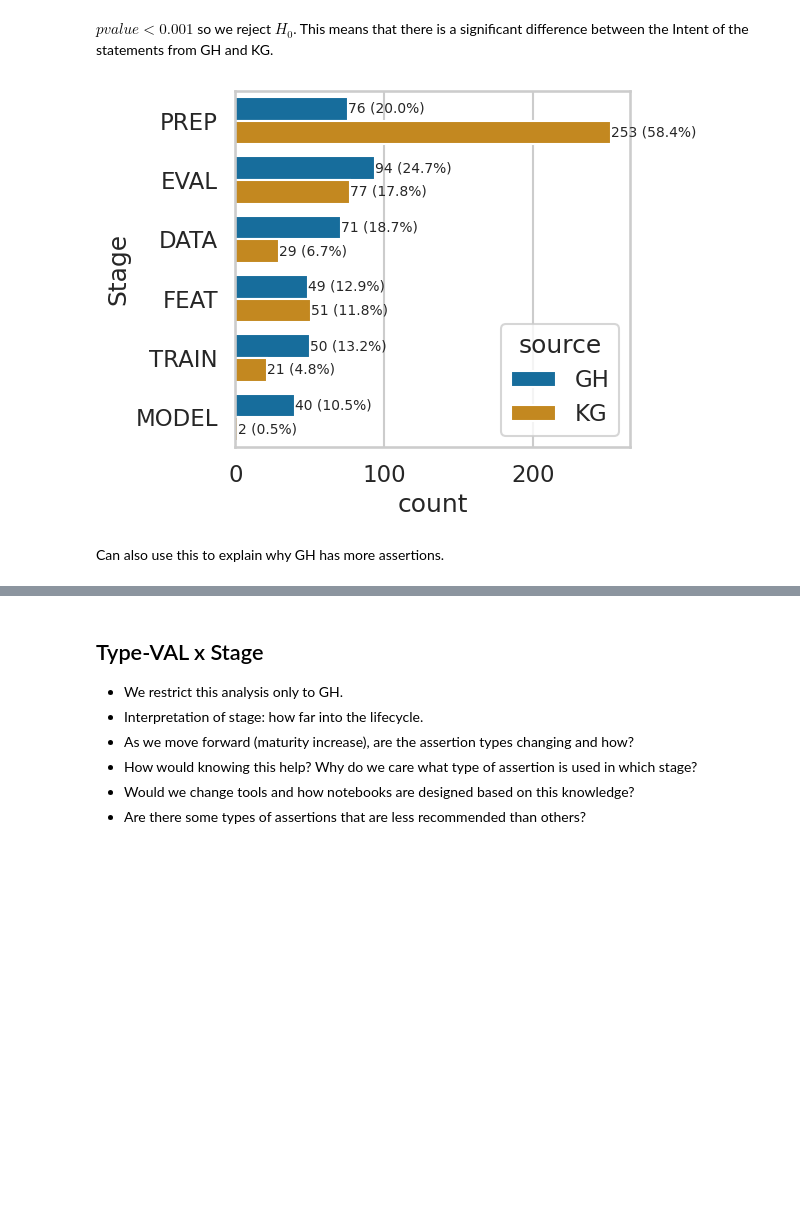
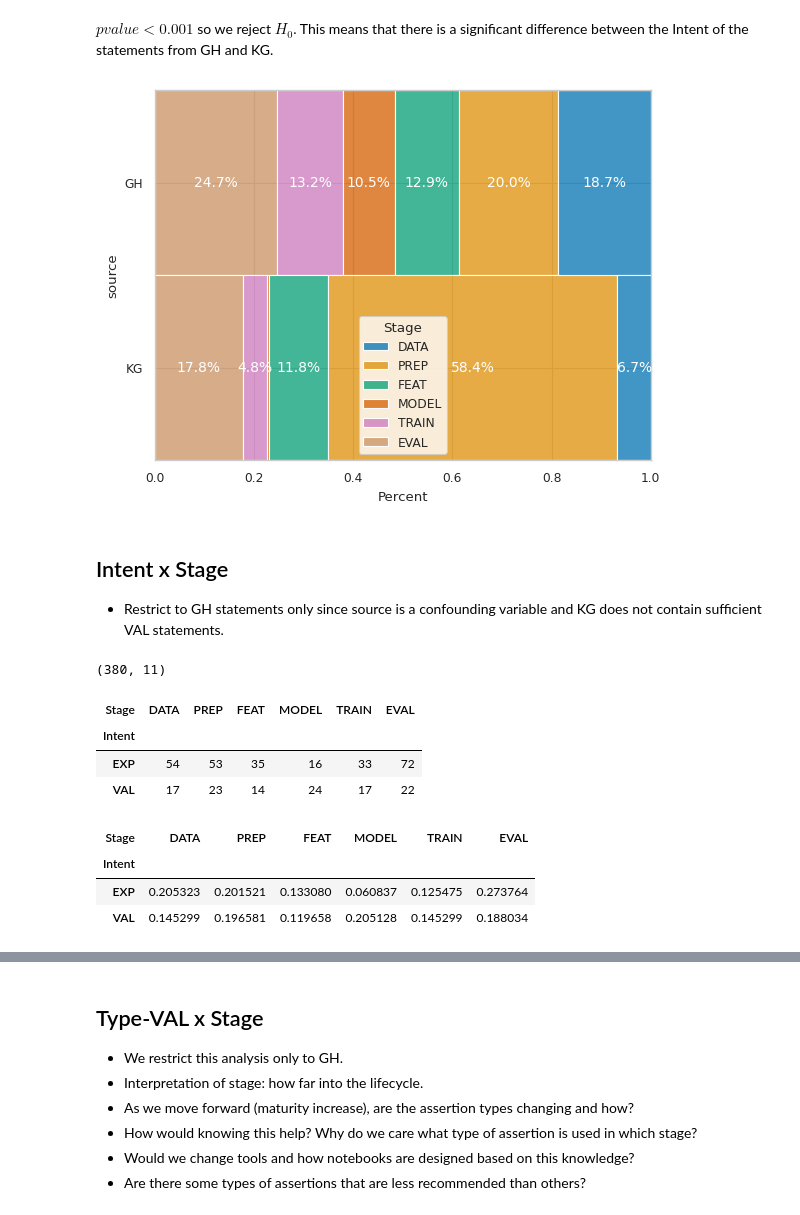
Before and after one commit to arumoy-shome/shome2023notebook, a Jupyter notebook: notebooks/results.ipynb, the cells around one changed output, grey strips where cells are left out. Saved outputs shown, nothing was run; the diff lists cells and outputs as text; code cells hidden in the pictures; blank space fills up the shorter version.

```diff
--- a/notebooks/results.ipynb
+++ b/notebooks/results.ipynb
@@ -44,6 +51,17 @@ def annot_count_with_percent(ax, orient="v") -> None:
             for p in container
         ]
         ax.bar_label(container, labels=labels, fontsize=10.0)
+# %%
+def annot_histplot_with_percent(ax) -> None:
+    """Annotate each bar in a stacked histplot with percentage."""
+    for patch in ax.patches:
+        width = patch.get_width()
+        if width < 0.04:          # skip slivers to avoid overlap
+            continue
+        x = patch.get_x() + width / 2
+        y = patch.get_y() + patch.get_height() / 2
+        ax.text(x, y, f'{width:.1%}', ha='center', va='center',
+                color='white', fontsize=10)
 # %%
 def counts(row, col):
     freq = pd.crosstab(row, col)
@@ -244,0 +299,3 @@ ax.get_figure().savefig("report/distribution-intent-val.pdf")
+# %%
+data = data[data["Stage"] != "UNC"]
+data.shape
@@ -245,3 +306,10 @@ ax.get_figure().savefig("report/distribution-intent-val.pdf")
+# %%
+STAGE_ORDER = ["DATA", "PREP", "FEAT", "MODEL", "TRAIN", "EVAL"]
+data['Stage'] = pd.Categorical(
+    data['Stage'],
+    categories=STAGE_ORDER,
+    ordered=True
+)
 # %% [markdown]
 ## Stage x Source
 # %%
@@ -293,16 +342,38 @@ KG     -3.324174 -1.474737 -0.309614 -4.306718  5.875567 -2.734325
 # %% [markdown]
 $pvalue < 0.001$ so we reject $H_0$. This means that there is a significant difference between the Intent of the statements from GH and KG.
 # %%
-ax = sns.countplot(
-    data=d,
-    y='Stage',
-    order=d["Stage"].value_counts().index,
-    hue='source'
+ax = sns.histplot(
+    data=data,
+    y='source',
+    hue='Stage',
+    stat='percent',
+    multiple='fill',
 )
-annot_count_with_percent(ax, orient="h")
-ax.get_figure().tight_layout()
-ax.get_figure().savefig("report/distribution-stage.pdf")
+annot_histplot_with_percent(ax)
+# ax.get_figure().tight_layout()
+# ax.get_figure().savefig("report/distribution-stage.pdf")
 # %% [output]
-[figure, old version]
+[figure, new version]
-# %% [markdown]
-Can also use this to explain why GH has more assertions.
+# %% [markdown]
+## Intent x Stage
+- Restrict to GH statements only since source is a confounding variable and KG does not contain sufficient VAL statements.
+# %%
+d = data[(data["source"] == "GH")]
+d.shape
+# %% [output]
+(380, 11)
+# %%
+freq, pct = counts(d["Intent"], d["Stage"])
+freq
+# %% [output]
+| Stage | DATA | PREP | FEAT | MODEL | TRAIN | EVAL |
+| Intent |  |  |  |  |  |  |
+| EXP | 54 | 53 | 35 | 16 | 33 | 72 |
+| VAL | 17 | 23 | 14 | 24 | 17 | 22 |
+# %%
+pct
+# %% [output]
+| Stage | DATA | PREP | FEAT | MODEL | TRAIN | EVAL |
+| Intent |  |  |  |  |  |  |
+| EXP | 0.205323 | 0.201521 | 0.133080 | 0.060837 | 0.125475 | 0.273764 |
+| VAL | 0.145299 | 0.196581 | 0.119658 | 0.205128 | 0.145299 | 0.188034 |
```
Also changed, not shown: parts of 36 cells of this notebook, 1 other file.
